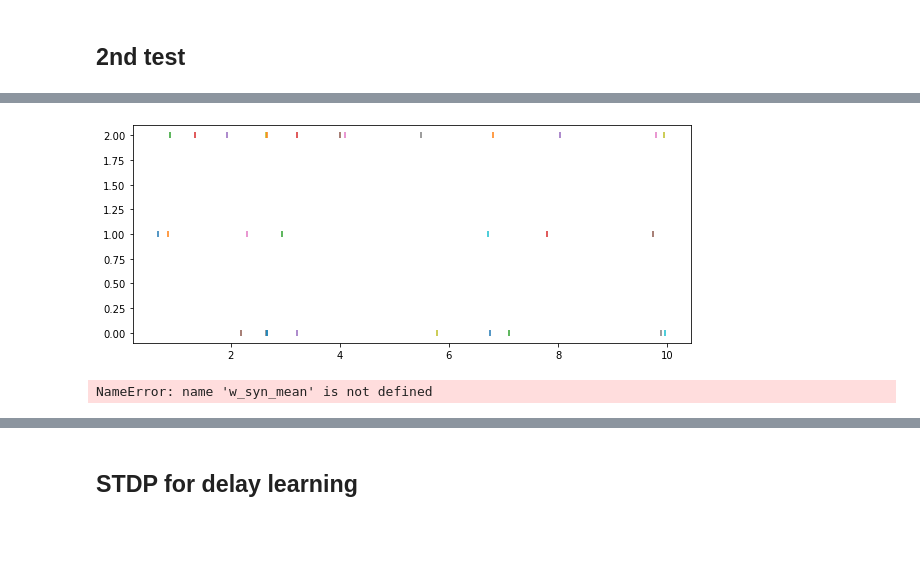
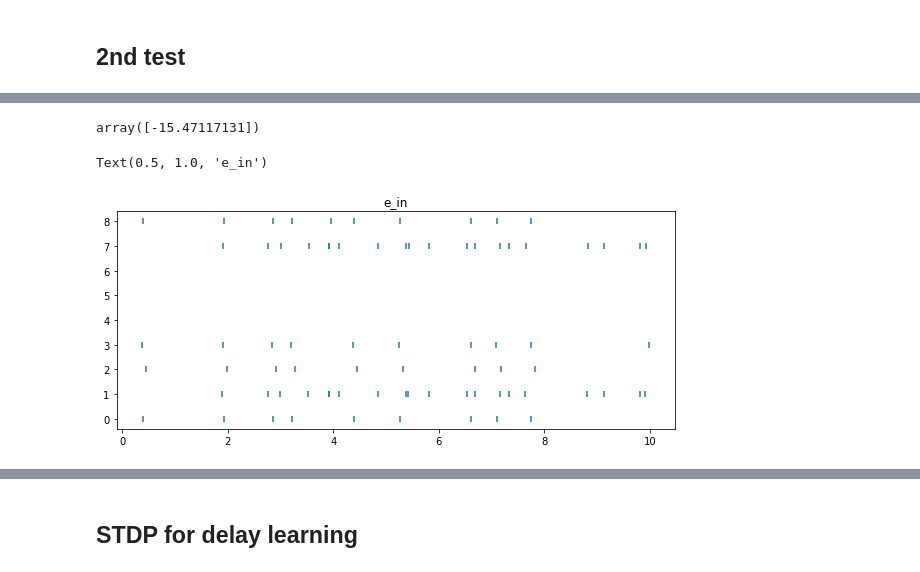
Before and after one commit to camillebesnainou/2022-01-10-polychrony, a Jupyter notebook: 2022-03-02-herewegoagain.ipynb, the cells around one changed output, grey strips where cells are left out. Cells and saved outputs as stored; diff of their text form; code cells hidden in the pictures; blank space fills up the shorter version.

```diff
--- a/2022-03-02-herewegoagain.ipynb
+++ b/2022-03-02-herewegoagain.ipynb
@@ -26,7 +29,7 @@ Puisque l'on connait les connections a->b, les poids et les délais, il est faci
 # %% [markdown]
 ### variable definition
 # %%
-Ni = 3 #nb de PGs différents
+Ni = 1 #nb de PGs différents
 Nj = 10 #nb d'adresses en entrée
 n_pattern = 30 # nb d'occurrence des PGs
 duration = 10*second
@@ -42,7 +45,7 @@ color_dict = pd.Series({i:cmap(i/len(a)) for i,k in enumerate(a)})
 # %%
 # --- def du moment d'occurence des PGs -------------------------------------------------------------------------------------------------
 
-i_indices = np.random.randint(0, Ni, size = n_pattern) # nombre de PG observé (n_pattern), de Ni sortes différentes
+i_indices = np.random.randint(0, 2, size = n_pattern) # nombre de PG observé (n_pattern), de Ni sortes différentes
 i_temps = np.random.uniform(0, duration, size = n_pattern)*second # temps d'occurence des n_pattern PG
 
 
@@ -52,18 +55,18 @@ i_syn=[]
 n_syn = []
 nn_j = []
 W = []
+n_j_quick =[]
 
-for k in range(Ni) :
-    n_j = np.random.randint(3, Nj, size = 1) # nombre de neurone qu'un Ni va connecter : au moins 3 neurones impliqués dans un PG
+for k in range(2) :
+    n_j = (np.random.randint(3, Nj, size = 1)) # nombre de neurone qu'un Ni va connecter : au moins 3 neurones impliqués dans un PG
     i_syn.append(random.sample(range(Nj), int(n_j))) # def des j connectés aux i, pas de repetition (pas de delais heterosynaptique)
     n_syn.append(len(i_syn[k])) # def du nb de synapses pour set des poids et délais aléatoires, voir ci-après
     W.append(list(np.random.rand(int(n_j))))
     W[k] /= sum(W[k])
-    nn_j.append(n_j)
 
 n_syn = sum(n_syn)
 
 # --- def des poids et delais synaptiques -----------------------------------------------------------------------------------------------
 
 #weight = np.random.rand(n_syn) # des fois les poids générés pour 1 gp sont trop faibles pour que la detection marche, faudrait il faire en sorte que la somme des poids générés pour 1 gp soit = 1 ?
-delay = np.random.rand(n_syn)*0.1*second # là entre 0 et 100 -> 144
+delay = np.random.rand(n_syn)*0.1*second # là entre 0 et 100
@@ -200,0 +222,2 @@ s, syn, PGs_id_tps, PGs_pattern, detection, e_in, e_true = generator_terminator(
+# %%
+s, syn, a_spike, b_spike, e_in, e_true = quick_generator()
@@ -477,0 +582,2 @@ delta_e_out, delta_e_true, delta_e_in, delta_w, naps_w, e_out_end, naps_end, e_s
+# %%
+s, syn, a_spike, b_spike, c_spike, e_in, e_true = quick_generator(Ni, Nj, n_pattern)
@@ -562,6 +708,11 @@ plt.scatter(e_spike.t, e_spike.i, marker = '|')
+# %%
+naps.w[1,:]+6
+# %% [output]
+array([-15.47117131])
 # %%
 plt.figure(figsize=(10,4))
-for i in range(len(delta_e_true[0])):
-    plt.scatter(delta_e_true[0][i][0], delta_e_true[0][i][1], marker = '|')
+plt.scatter(b_spike.t, b_spike.i, marker = '|')
+title('e_in')
 # %% [output]
+Text(0.5, 1.0, 'e_in')
-[figure, old version]
+[figure, new version]
@@ -588,4 +718,0 @@ for i in range(Ni):
-# %%
-w_syn_mean
-# %% [output]
-NameError: name 'w_syn_mean' is not defined
```
Also changed, not shown: parts of 56 cells of this notebook.
